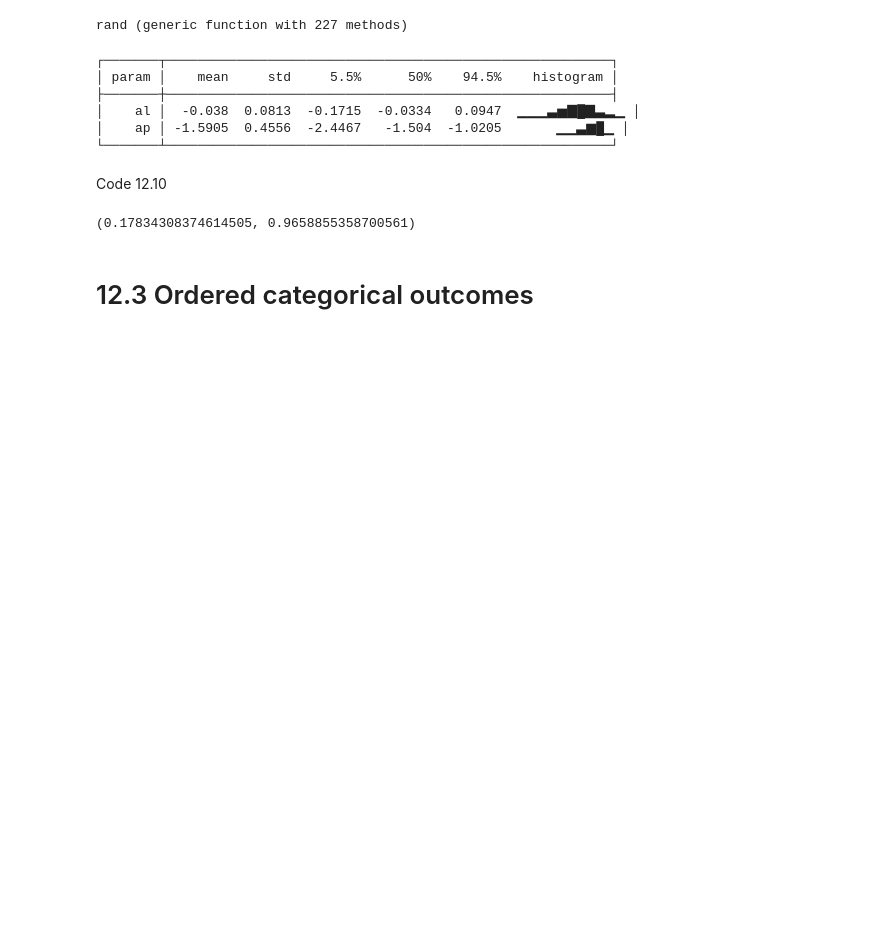
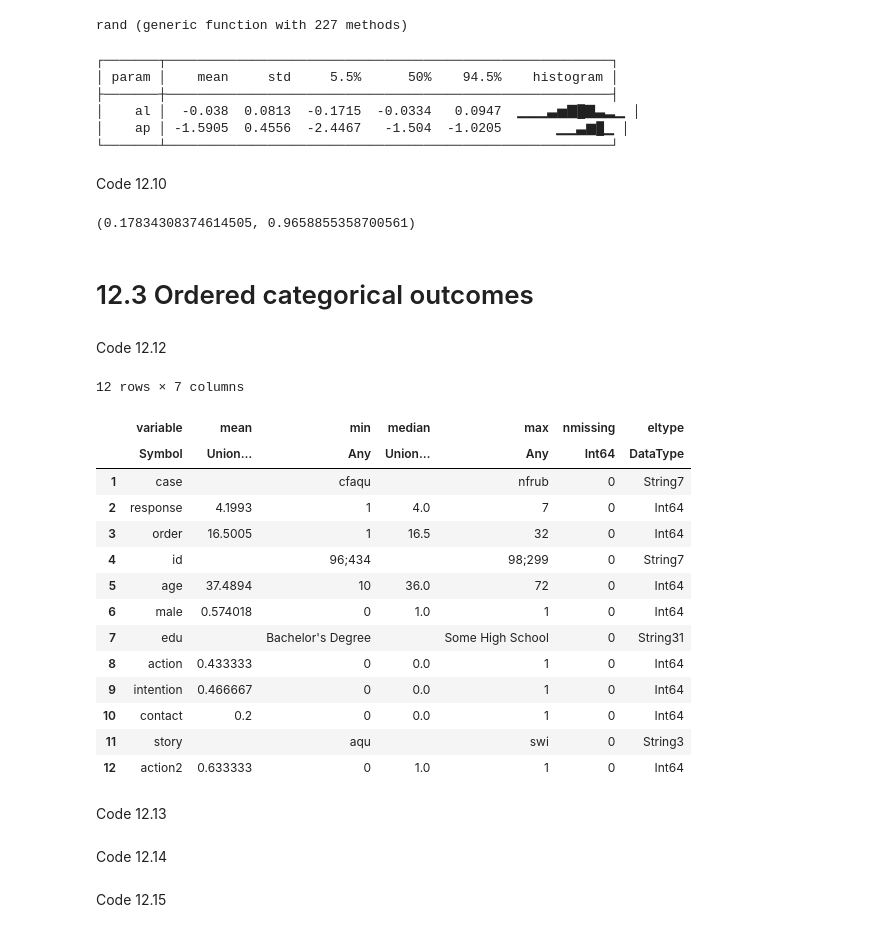
Before and after one commit to Shmuma/rethinking-2ed-julia, a Jupyter notebook: 12-Chapter 12. Monsters and Mixtures.ipynb, the cells around one changed output. Cells and saved outputs as stored; diff of their text form; code cells hidden in the pictures; blank space fills up the shorter version.

```diff
--- a/12-Chapter 12. Monsters and Mixtures.ipynb
+++ b/12-Chapter 12. Monsters and Mixtures.ipynb
@@ -217,3 +217,26 @@ exp.(m12_3_df.al) |> mean
 (0.17834308374614505, 0.9658855358700561)
 # %% [markdown]
 # 12.3 Ordered categorical outcomes
+# %% [markdown]
+Code 12.12
+# %%
+d = DataFrame(CSV.File("data/Trolley.csv"))
+describe(d)
+# %% [output]
+12 rows × 7 columns
+|  | variable | mean | min | median | max | nmissing | eltype |
+|  | Symbol | Union… | Any | Union… | Any | Int64 | DataType |
+| 1 | case |  | cfaqu |  | nfrub | 0 | String7 |
+| 2 | response | 4.1993 | 1 | 4.0 | 7 | 0 | Int64 |
+| 3 | order | 16.5005 | 1 | 16.5 | 32 | 0 | Int64 |
+| 4 | id |  | 96;434 |  | 98;299 | 0 | String7 |
+| 5 | age | 37.4894 | 10 | 36.0 | 72 | 0 | Int64 |
+| 6 | male | 0.574018 | 0 | 1.0 | 1 | 0 | Int64 |
+| 7 | edu |  | Bachelor's Degree |  | Some High School | 0 | String31 |
+| 8 | action | 0.433333 | 0 | 0.0 | 1 | 0 | Int64 |
+| 9 | intention | 0.466667 | 0 | 0.0 | 1 | 0 | Int64 |
+| 10 | contact | 0.2 | 0 | 0.0 | 1 | 0 | Int64 |
+| 11 | story |  | aqu |  | swi | 0 | String3 |
+| 12 | action2 | 0.633333 | 0 | 1.0 | 1 | 0 | Int64 |
+# %% [markdown]
+Code 12.13
@@ -219,0 +245,2 @@ exp.(m12_3_df.al) |> mean
+# %% [markdown]
+Code 12.14
@@ -219,0 +251,2 @@ exp.(m12_3_df.al) |> mean
+# %% [markdown]
+Code 12.15
```
Also changed, not shown: parts of 30 cells of this notebook, 2 other files.
